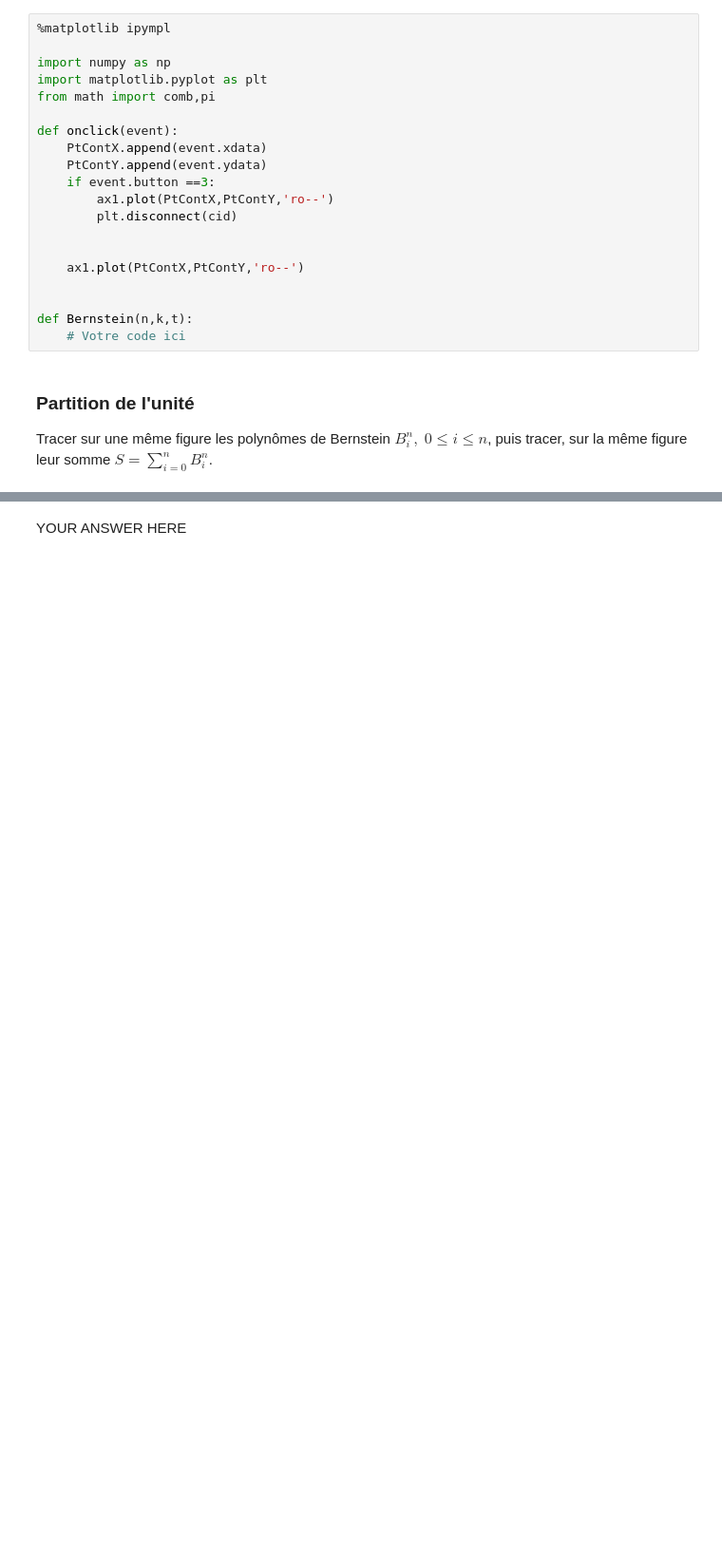
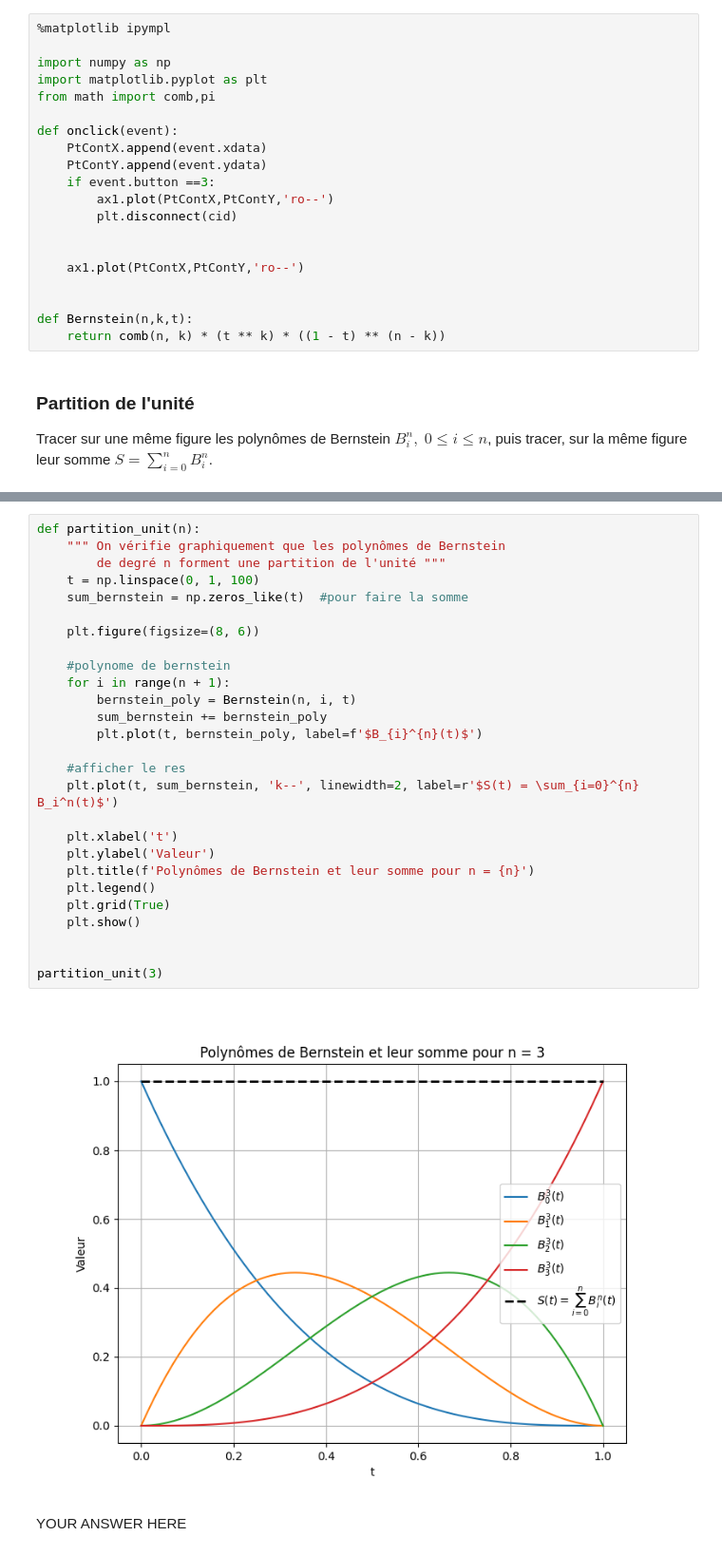
Before and after one commit to lnkyy/modelisation, a Jupyter notebook: TP1Bezier.ipynb, the cells around one changed output, grey strips where cells are left out. Shown: that part at 95% size. Saved outputs shown, nothing was run; the diff lists cells and outputs as text; blank space fills up the shorter version.

Commit message:
ajout bernstein et bezier

```diff
--- a/TP1Bezier.ipynb
+++ b/TP1Bezier.ipynb
@@ -58,7 +58,7 @@ def onclick(event):
 
 
 def Bernstein(n,k,t):
-    # Votre code ici
+    return comb(n, k) * (t ** k) * ((1 - t) ** (n - k))
 # %% [markdown]
 ### Partition de l'unité
 Tracer sur une même figure les  polynômes  de Bernstein $ B_i^n, \; 0 \leq i \leq n $, puis tracer, sur la même figure leur somme $S= \sum_{i=0}^n  B_i^n$.
@@ -70,3 +65,32 @@ def partition_unit(n):
+# %%
+def partition_unit(n):
+    """ On vérifie graphiquement que les polynômes de Bernstein
+        de degré n forment une partition de l'unité """
+    t = np.linspace(0, 1, 100)
+    sum_bernstein = np.zeros_like(t)  #pour faire la somme
+
+    plt.figure(figsize=(8, 6))
+
+    #polynome de bernstein
+    for i in range(n + 1):
+        bernstein_poly = Bernstein(n, i, t)
+        sum_bernstein += bernstein_poly
+        plt.plot(t, bernstein_poly, label=f'$B_{i}^{n}(t)$')
+
+    #afficher le res
+    plt.plot(t, sum_bernstein, 'k--', linewidth=2, label=r'$S(t) = \sum_{i=0}^{n} B_i^n(t)$')
+
+    plt.xlabel('t')
+    plt.ylabel('Valeur')
+    plt.title(f'Polynômes de Bernstein et leur somme pour n = {n}')
+    plt.legend()
+    plt.grid(True)
+    plt.show()
+
+
+partition_unit(3)
+# %% [output]
+[figure, added]
 # %% [markdown]
 YOUR ANSWER HERE
 # %% [markdown]
```
Also changed, not shown: parts of 3 cells of this notebook.
